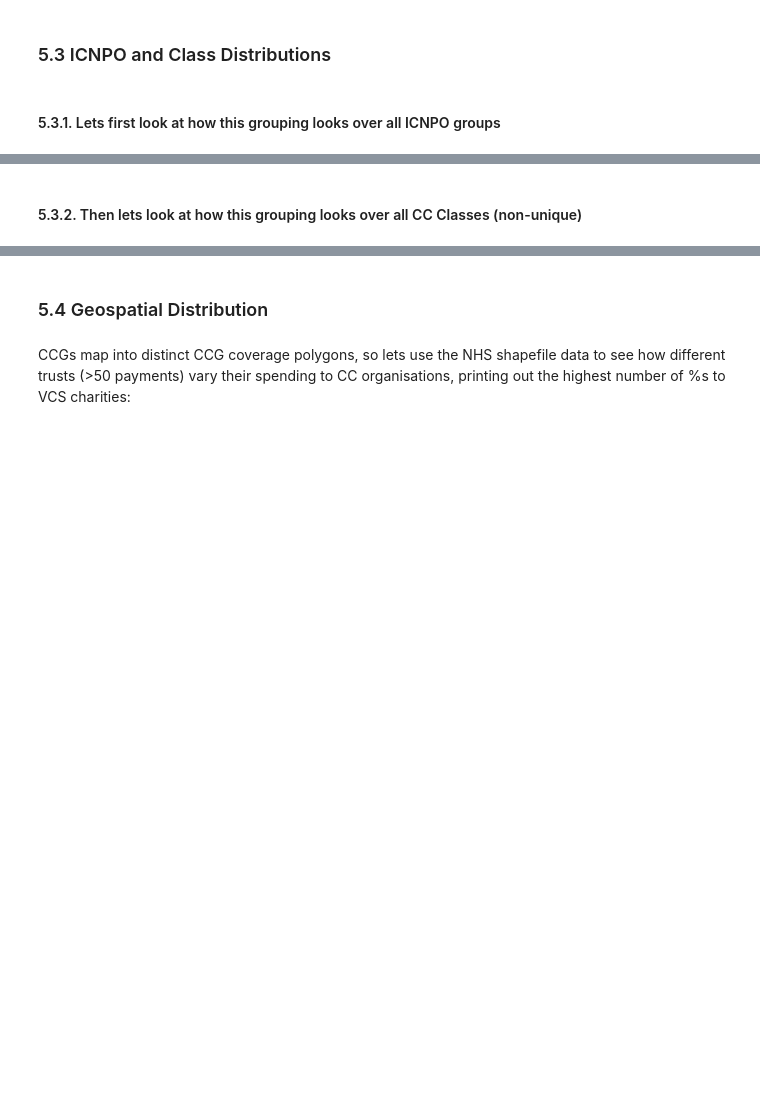
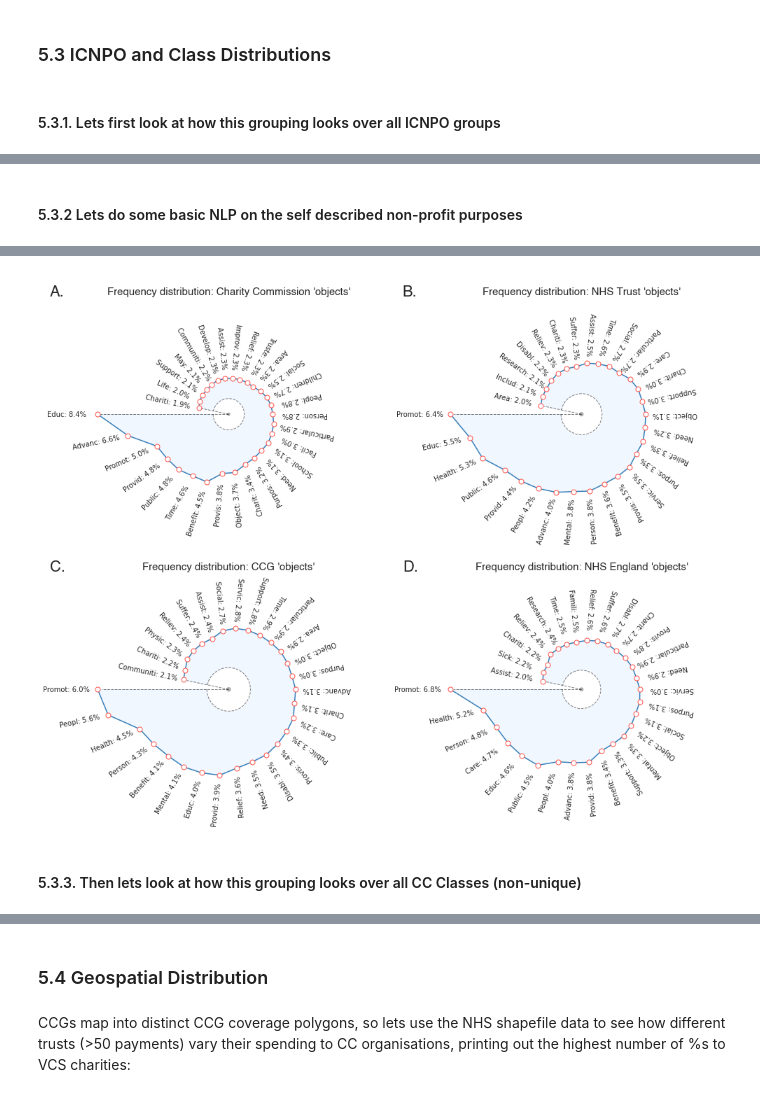
Before and after one commit to crahal/NHSSpend, a Jupyter notebook: src/analysis/charity_analysis_notebook.ipynb, the cells around one changed output, grey strips where cells are left out. Saved outputs shown, nothing was run; the diff lists cells and outputs as text; code cells hidden in the pictures; blank space fills up the shorter version.

Commit message:
new non-profit analysis/helper functions

```diff
--- a/src/analysis/charity_analysis_notebook.ipynb
+++ b/src/analysis/charity_analysis_notebook.ipynb
@@ -477 +666,7 @@ icnpo
 [interactive output not drawn]
+# %% [markdown]
+#### 5.3.2 Lets do some basic NLP on the self described non-profit purposes
+# %%
+make_obj_freq(cc_objects, cc_name, ccg_pay_df, trust_pay_df,
+              nhsengland_pay_df, figure_path)
+# %% [output]
@@ -478,4 +677,5 @@ icnpo
+[figure, added]
 # %% [markdown]
-#### 5.3.2. Then lets look at how this grouping looks over all CC Classes (non-unique)
+#### 5.3.3. Then lets look at how this grouping looks over all CC Classes (non-unique)
 # %%
 class_groupings(pay_df_cc, pay_df_cc_ccg, pay_df_cc_trust,
```
Also changed, not shown: parts of 78 cells of this notebook, 2 other files.
